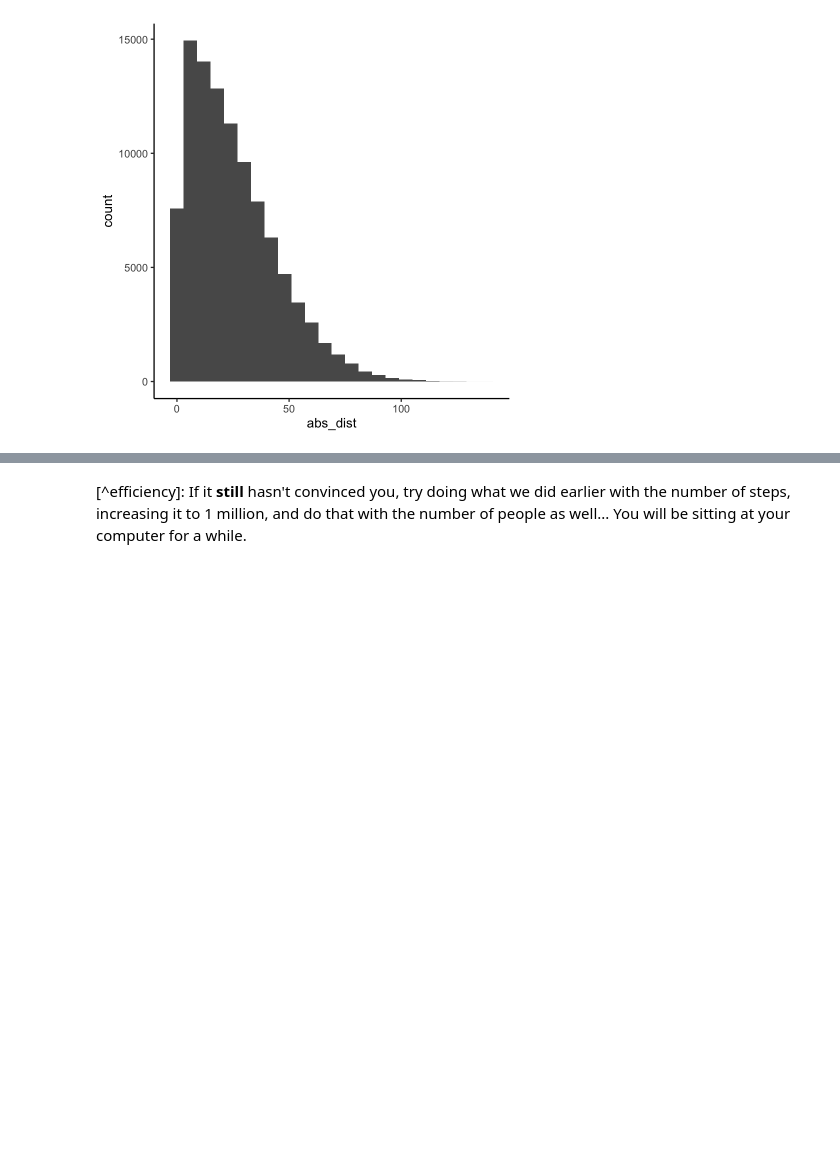
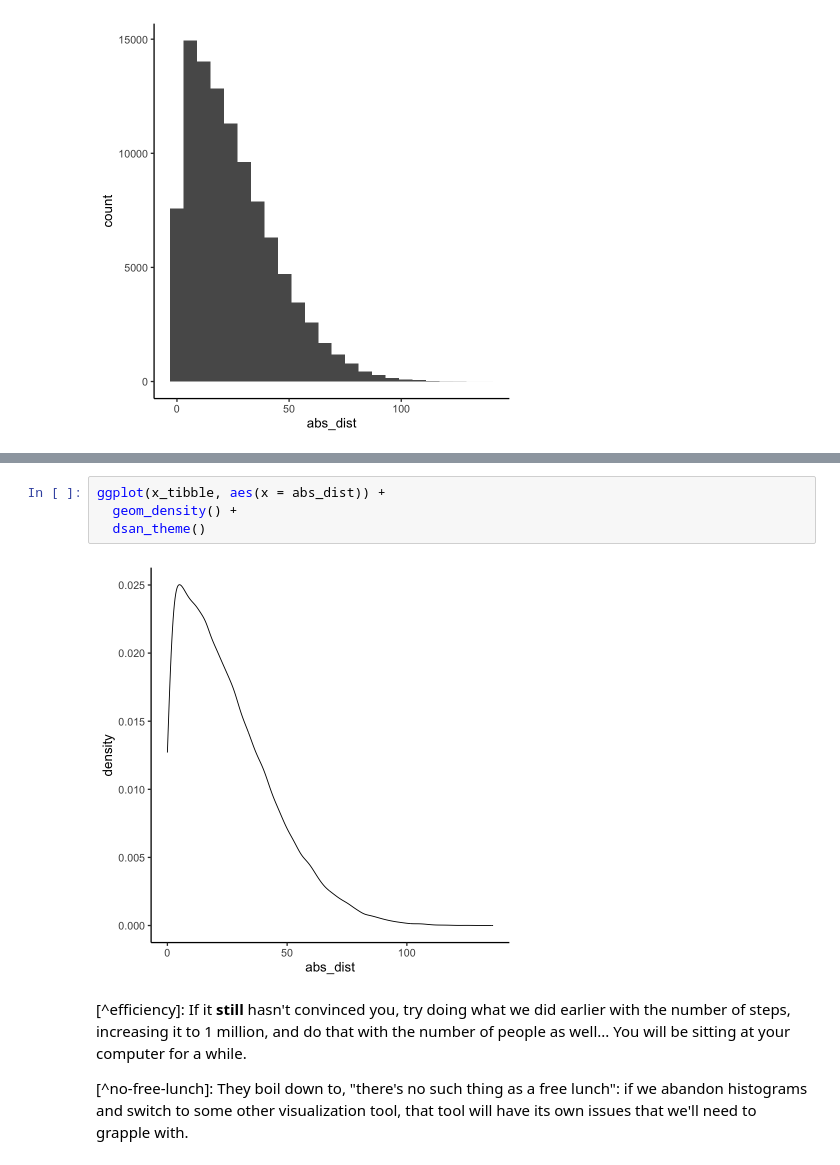
Before and after one commit to jpowerj/2023-fall-dsan5100, a Jupyter notebook: writeups/lab-4-prep/DSAN5100_Lab_4_Prep.ipynb, the cells around one changed output, grey strips where cells are left out. Cells and saved outputs as stored; diff of their text form; blank space fills up the shorter version.

```diff
--- a/writeups/lab-4-prep/DSAN5100_Lab_4_Prep.ipynb
+++ b/writeups/lab-4-prep/DSAN5100_Lab_4_Prep.ipynb
@@ -539,2 +552,10 @@ ggplot(x_tibble, aes(x = abs_dist)) +
+# %%
+ggplot(x_tibble, aes(x = abs_dist)) +
+  geom_density() +
+  dsan_theme()
+# %% [output]
+[figure, added]
 # %% [markdown]
 [^efficiency]: If it **still** hasn't convinced you, try doing what we did earlier with the number of steps, increasing it to 1 million, and do that with the number of people as well... You will be sitting at your computer for a while.
+
+[^no-free-lunch]: They boil down to, "there's no such thing as a free lunch": if we abandon histograms and switch to some other visualization tool, that tool will have its own issues that we'll need to grapple with.
```
Also changed, not shown: parts of 3 cells of this notebook, 6 other files.
